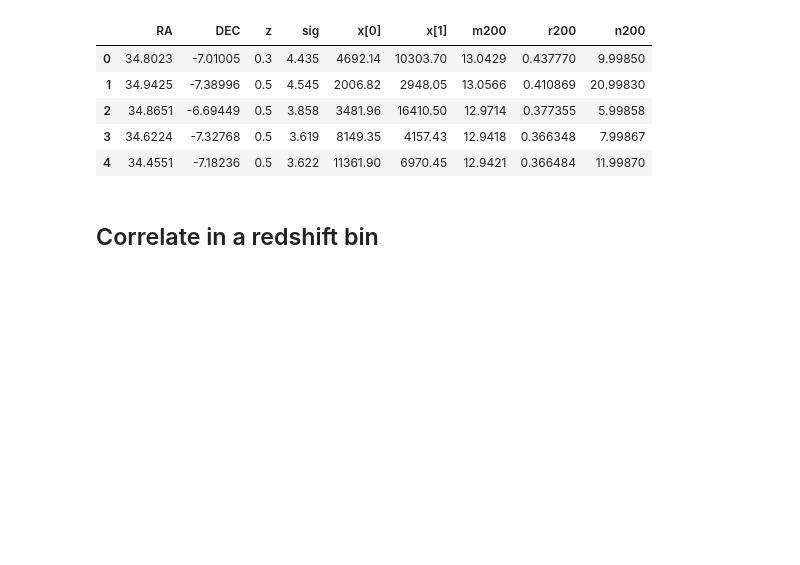
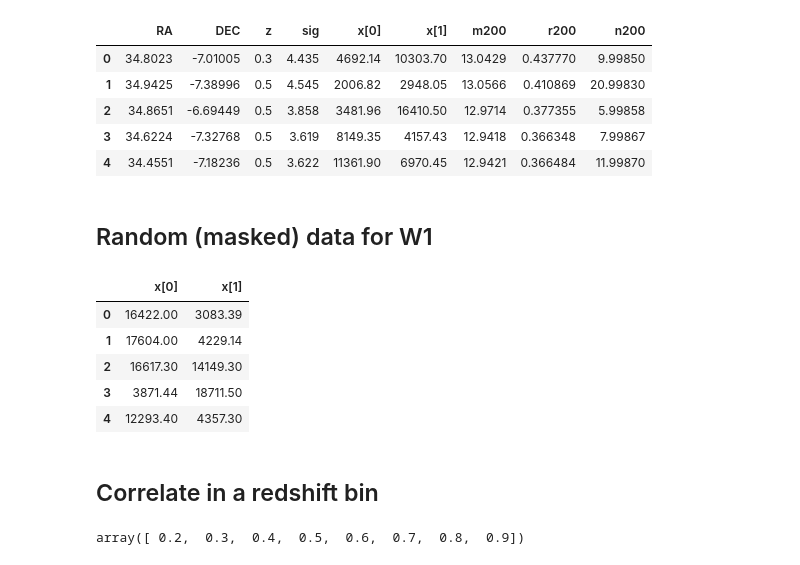
Before and after one commit to jesford/MagniPy, a Jupyter notebook: try_out_treecorr.ipynb, the cells around one changed output. Saved outputs shown, nothing was run; the diff lists cells and outputs as text; code cells hidden in the pictures; blank space fills up the shorter version.

```diff
--- a/try_out_treecorr.ipynb
+++ b/try_out_treecorr.ipynb
@@ -177,5 +179,20 @@ cdf.head()
 | 2 | 34.8651 | -6.69449 | 0.5 | 3.858 | 3481.96 | 16410.50 | 12.9714 | 0.377355 | 5.99858 |
 | 3 | 34.6224 | -7.32768 | 0.5 | 3.619 | 8149.35 | 4157.43 | 12.9418 | 0.366348 | 7.99867 |
 | 4 | 34.4551 | -7.18236 | 0.5 | 3.622 | 11361.90 | 6970.45 | 12.9421 | 0.366484 | 11.99870 |
+# %% [markdown]
+## Random (masked) data for W1
+# %%
+rand_path = '/Users/jesford/astrophysics/data/cfhtls/randoms/'
+rdata = load_all_pointings('W1', path=rand_path)
+# %%
+rdf = rdata['W1m0m0']
+rdf.head()
+# %% [output]
+|  | x[0] | x[1] |
+| 0 | 16422.00 | 3083.39 |
+| 1 | 17604.00 | 4229.14 |
+| 2 | 16617.30 | 14149.30 |
+| 3 | 3871.44 | 18711.50 |
+| 4 | 12293.40 | 4357.30 |
 # %% [markdown]
 ## Correlate in a redshift bin
@@ -207,0 +228,5 @@ corr, r = landyszalay_crosscorr(lenses, sources, random, weighted=True, config=c
+# %%
+redshifts = np.arange(0.2,1.,0.1)
+redshifts
+# %% [output]
+array([ 0.2,  0.3,  0.4,  0.5,  0.6,  0.7,  0.8,  0.9])
```
Also changed, not shown: parts of 13 cells of this notebook.
